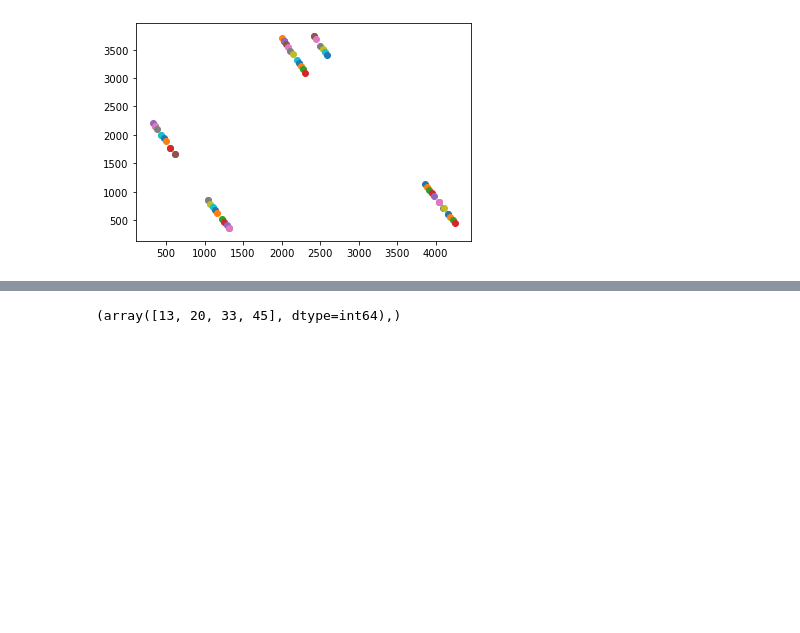
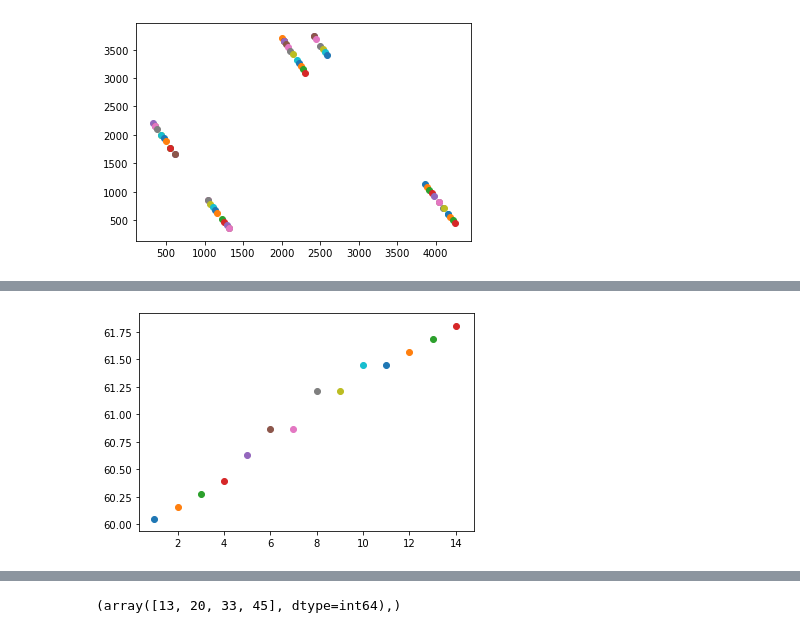
Before and after one commit to Zivvvo/Helical-Alignment-Tool, a Jupyter notebook: Alignment_Helix.ipynb, the cells around one changed output, grey strips where cells are left out. Saved outputs shown, nothing was run; the diff lists cells and outputs as text; code cells hidden in the pictures; blank space fills up the shorter version.

```diff
--- a/Alignment_Helix.ipynb
+++ b/Alignment_Helix.ipynb
@@ -70,3 +111,11 @@ def point_search(helix, point,xmin,xmax,ymin,ymax, dist, direction):
                     rand_point[0] = theoretical_next[0]
                     rand_point[1] = theoretical_next[1]
         return final_points
+# %%
+def get_helices(data_matrix):
+    return np.split(data_matrix, np.where(np.diff(data_matrix[:,2]))[0]+1)
+# %%
+helices = get_helices(data_matrix)
+plot_psi_np(helices[0])
+# %% [output]
+[figure, added]
```
Also changed, not shown: parts of 10 cells of this notebook.
